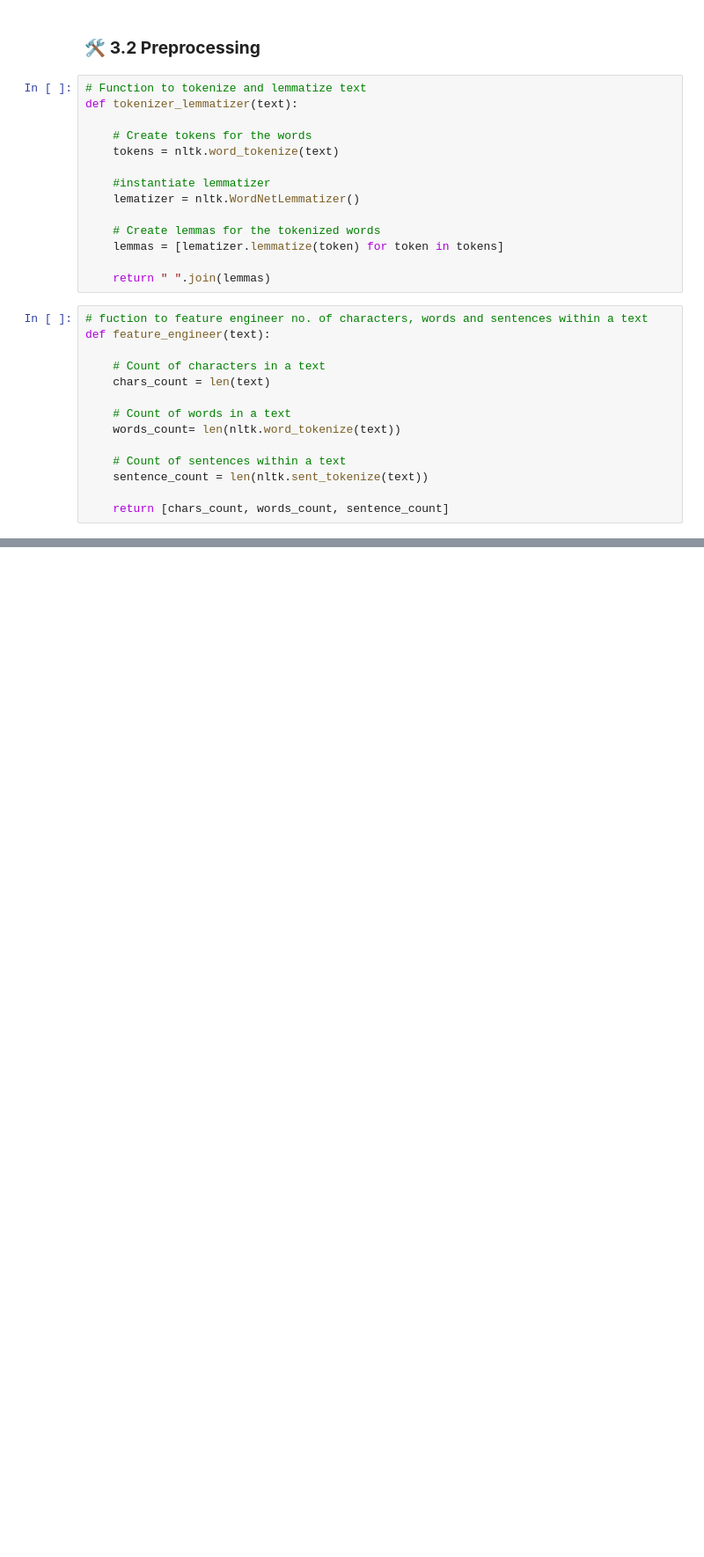
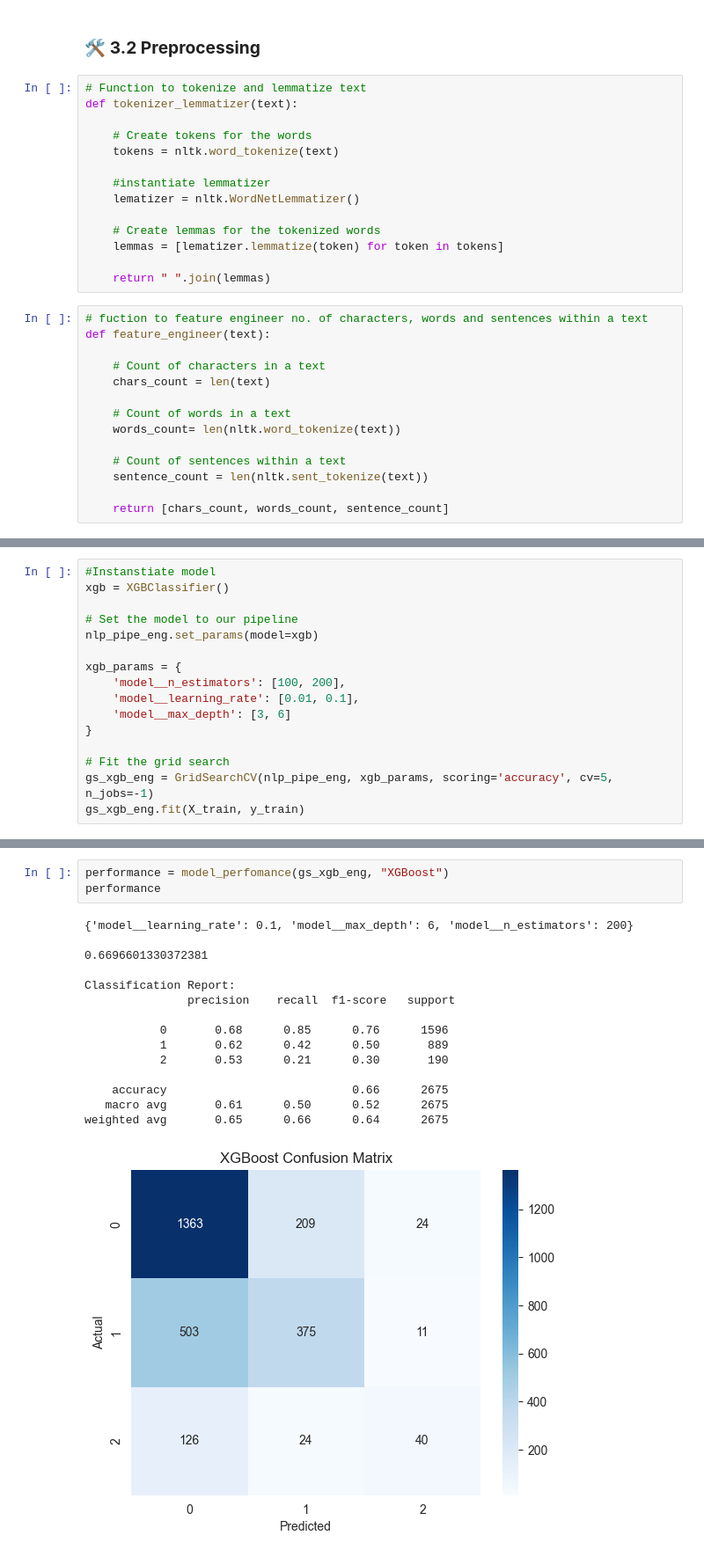
Before and after one commit to Patoh254code/product_brand_sentiment_analysis, a Jupyter notebook: index.ipynb, the cells around one changed output, grey strips where cells are left out. Shown at 88% size. Drawn from its saved outputs; the diff is of its cells as text; blank space fills up the shorter version.

```diff
--- a/index.ipynb
+++ b/index.ipynb
@@ -525,0 +782,16 @@ def feature_engineer(text):
+# %%
+#Instanstiate model
+xgb = XGBClassifier()
+
+# Set the model to our pipeline
+nlp_pipe_eng.set_params(model=xgb)
+
+xgb_params = {
+    'model__n_estimators': [100, 200],
+    'model__learning_rate': [0.01, 0.1],
+    'model__max_depth': [3, 6]
+}
+
+# Fit the grid search
+gs_xgb_eng = GridSearchCV(nlp_pipe_eng, xgb_params, scoring='accuracy', cv=5, n_jobs=-1)
+gs_xgb_eng.fit(X_train, y_train)
@@ -525,0 +816,19 @@ def feature_engineer(text):
+# %%
+performance = model_perfomance(gs_xgb_eng, "XGBoost")
+performance
+# %% [output]
+{'model__learning_rate': 0.1, 'model__max_depth': 6, 'model__n_estimators': 200}
+
+0.6696601330372381
+
+Classification Report:
+               precision    recall  f1-score   support
+
+           0       0.68      0.85      0.76      1596
+           1       0.62      0.42      0.50       889
+           2       0.53      0.21      0.30       190
+
+    accuracy                           0.66      2675
+   macro avg       0.61      0.50      0.52      2675
+weighted avg       0.65      0.66      0.64      2675
+[figure, added]
```
Also changed, not shown: parts of 26 cells of this notebook.
